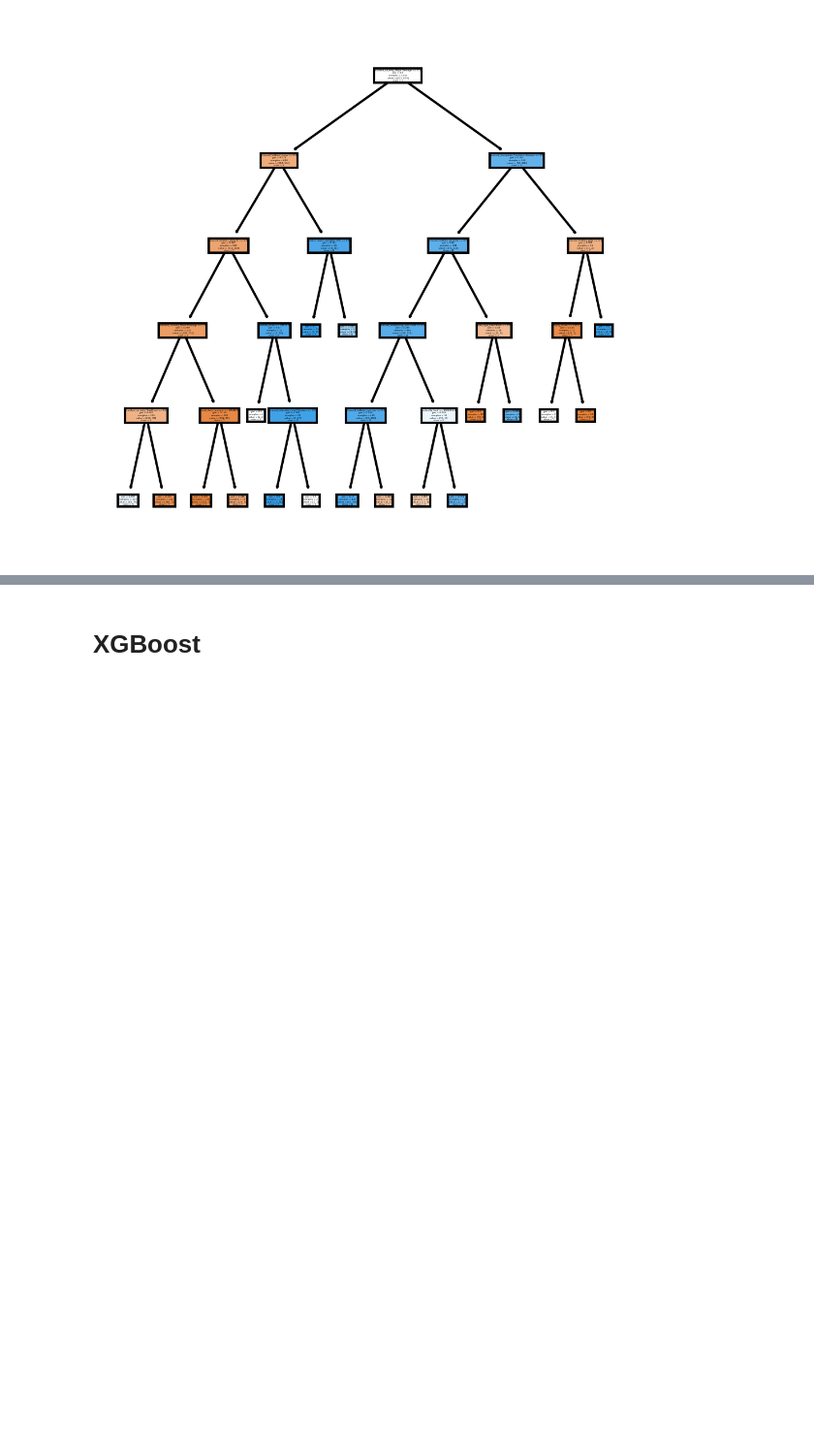
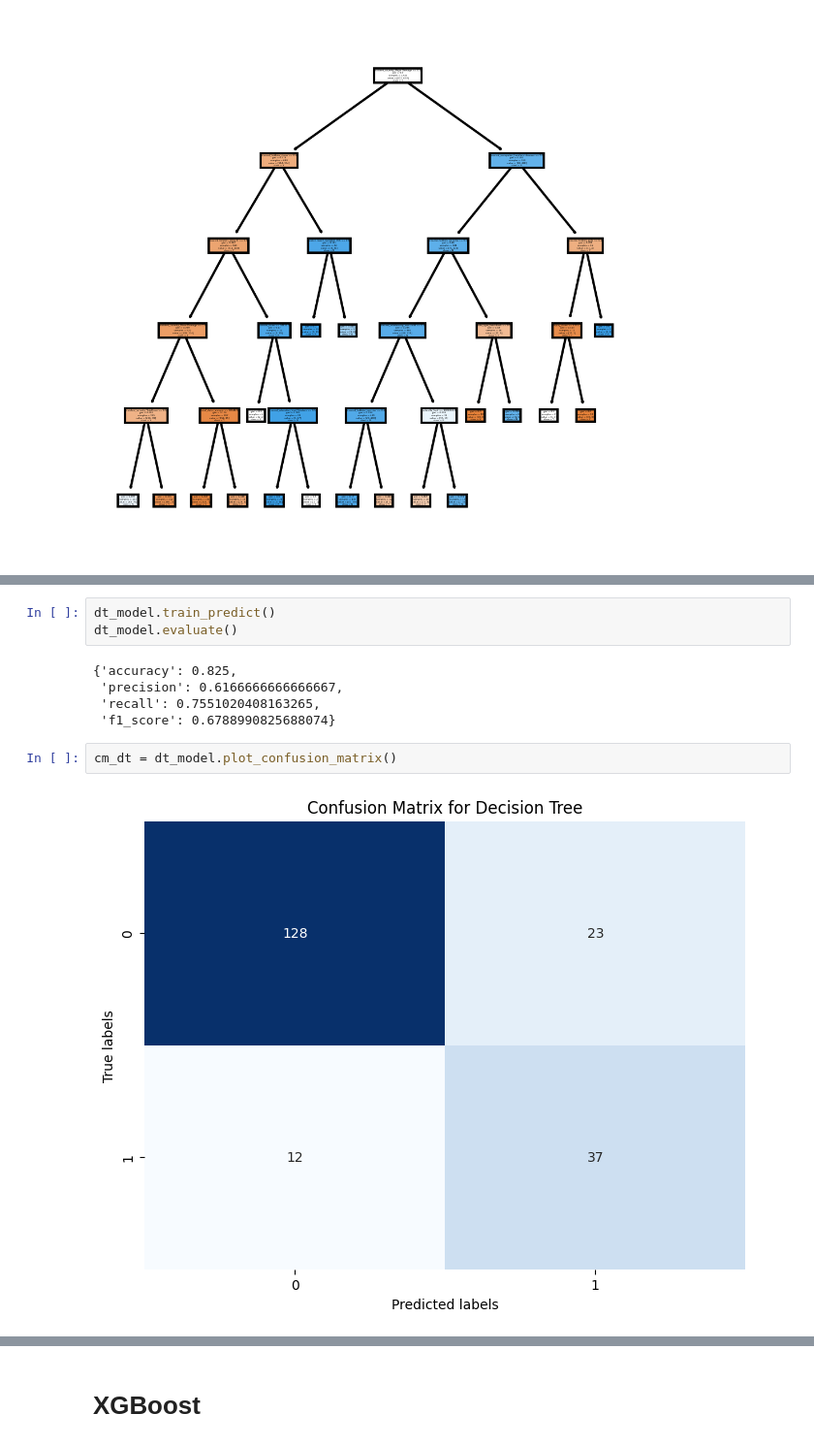
Before and after one commit to kevinchs0808/DSA4263-Project, a Jupyter notebook: main.ipynb, the cells around one changed output, grey strips where cells are left out. Shown at 97% size. Cells and saved outputs as stored; diff of their text form; blank space fills up the shorter version.

```diff
--- a/main.ipynb
+++ b/main.ipynb
@@ -336,0 +424,12 @@ tree.plot_tree(dt_model.model,
+# %%
+dt_model.train_predict()
+dt_model.evaluate()
+# %% [output]
+{'accuracy': 0.825,
+ 'precision': 0.6166666666666667,
+ 'recall': 0.7551020408163265,
+ 'f1_score': 0.6788990825688074}
+# %%
+cm_dt = dt_model.plot_confusion_matrix()
+# %% [output]
+[figure, added]
```
Also changed, not shown: parts of 10 cells of this notebook.
